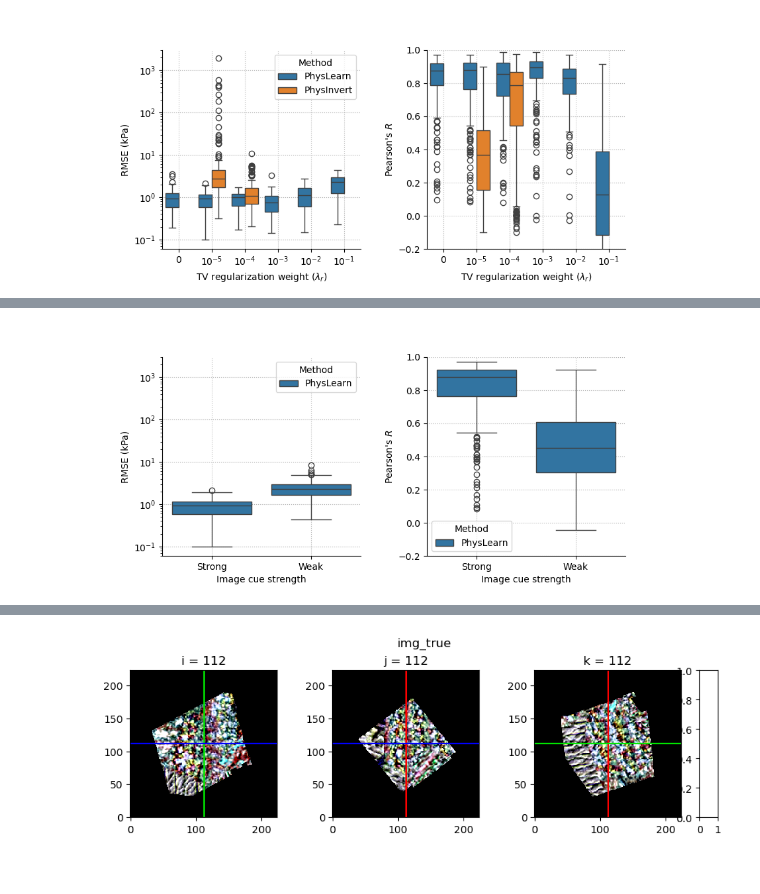
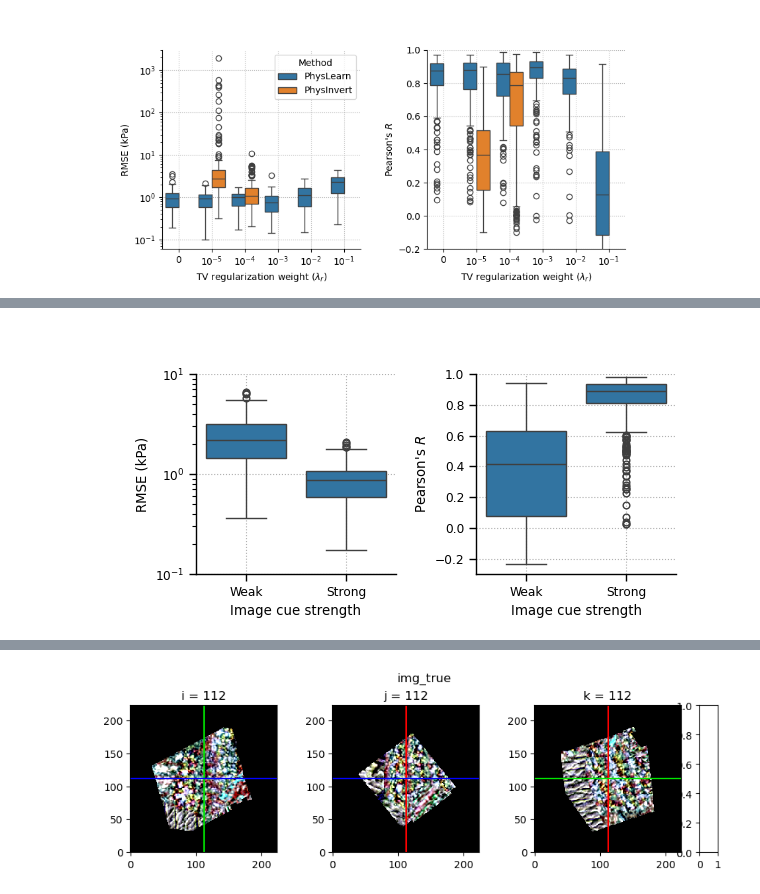
Before and after one commit to mattragoza/lung-project, a Jupyter notebook: notebooks/shapenet/32-training-experiment-new.ipynb, the cells around one changed output, grey strips where cells are left out. Drawn from its saved outputs; the diff is of its cells as text; code cells hidden in the pictures.

Commit message:
update mpl/pv visual utils

```diff
--- a/notebooks/shapenet/32-training-experiment-new.ipynb
+++ b/notebooks/shapenet/32-training-experiment-new.ipynb
@@ -307,7 +304,7 @@ len(all_jobs)
 # %%
-# load job outputs
-ex_df = ps.outputs(all_jobs, output_name='outputs/example_metrics.csv', meta_cols=['base_dir', 'job_name', 'job_id'], skip_errors=True)
-mat_df = ps.outputs(all_jobs, output_name='outputs/material_metrics.csv', meta_cols=['base_dir', 'job_name', 'job_id'], skip_errors=True)
+%%time
+ex_df_old = ps.outputs(all_jobs, output_name='outputs/example_metrics.csv', meta_cols=['base_dir', 'job_name', 'job_id'], skip_errors=True)
+mat_df_old = ps.outputs(all_jobs, output_name='outputs/material_metrics.csv', meta_cols=['base_dir', 'job_name', 'job_id'], skip_errors=True)
 # %% [output]
 Job 5329d3e9847961a3: file not found
 Job 70cad70697bad175: file not found
@@ -325,0 +325,4 @@ Job b9560c30289c65b0: file not found
+# %%
+%%time
+ex_df_new = ps.outputs(all_jobs, output_name='outputs/example_metrics.csv.new', meta_cols=['base_dir', 'job_name', 'job_id'], skip_errors=True)
+mat_df_new = ps.outputs(all_jobs, output_name='outputs/material_metrics.csv.new', meta_cols=['base_dir', 'job_name', 'job_id'], skip_errors=True)
@@ -400,9 +454,11 @@ ex_df_std.groupby([
 # %%
-# select best epoch by validation loss
+# select best train epoch per job by validation loss
 
-def get_best_epoch(df, group_cols=('job_name',), metric='loss', stat='mean', maximize=False):
+def get_best_epoch(df, group_cols, metric='loss', stat='mean', maximize=False):
     sel = (
-        df['expt_type'].eq('train') & df['phase'].eq('val')
+        (df['expt_type'] == 'train') &
+        (df['phase'] == 'val') &
+        (df['epoch'] % 5 == 0)
     )
     agg = (
         df[sel]
@@ -768,39 +962,42 @@ ex_df_best[train_sel].groupby(['method_name', 'image_variant', 'random_seed', 'p
 # %%
+# plot results by image variant
+
 fig, axes = mpl_viz.subplot_grid(
     1, 2,
-    ax_width=3,
-    ax_height=3,
-    spacing=(1.0, 1.0),
-    padding=(1.0, 1.55, 0.5, 0.5)
+    ax_width=2,
+    ax_height=2,
+    spacing=(0.8, 0.8),
+    padding=(1.0, 0.5, 0.5, 0.5)
 )
+
 sns.boxplot(
-    ex_df_best[train_sel],
+    select_variant(ex_df_best),
     hue='method_name',
     x='image_variant',
     y='E_vox.rmse_kpa',
     ax=axes[0,0]
 )
 axes[0,0].set_ylabel('RMSE (kPa)')
 axes[0,0].set_yscale('log')
-axes[0,0].set_ylim(6e-2, 3e3)
+axes[0,0].set_ylim(1e-1, 1e1)
 
 sns.boxplot(
-    ex_df_best[train_sel],
+    select_variant(ex_df_best),
     hue='method_name',
     x='image_variant',
     y='E_vox.pcorr',
     ax=axes[0,1]
 )
 axes[0,1].set_ylabel('Pearson\'s $R$')
-axes[0,1].set_ylim(-0.2, 1.0)
+axes[0,1].set_ylim(-0.3, 1.0)
 
+sns.despine(fig)
 for ax in axes.flat:
-    ax.set_xticklabels(['Strong', 'Weak'])
+    ax.set_xticklabels(['Weak', 'Strong'])
     ax.set_xlabel('Image cue strength')
     ax.grid(linestyle=':', zorder=0)
-    ax.legend(title='Method')
-sns.despine(fig)
+    ax.legend_.remove()
 
 fig.savefig('results_by_image_variant.pdf', bbox_inches='tight', dpi=400)
 # %% [output]
-[figure, old version]
+[figure, new version]
```
Also changed, not shown: parts of 36 cells of this notebook, 4 other files.
